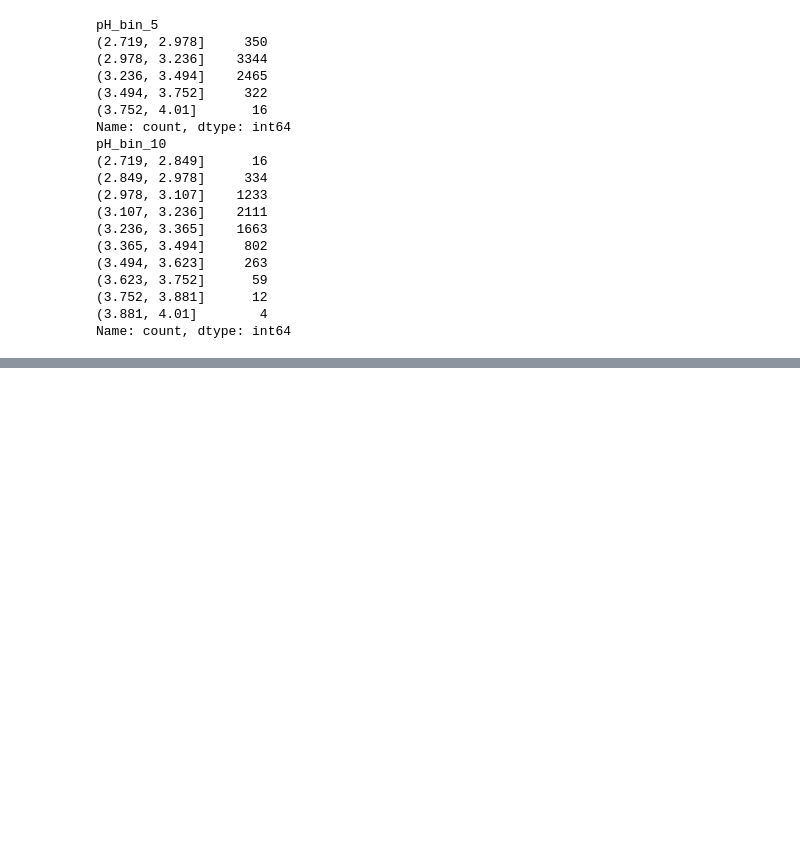
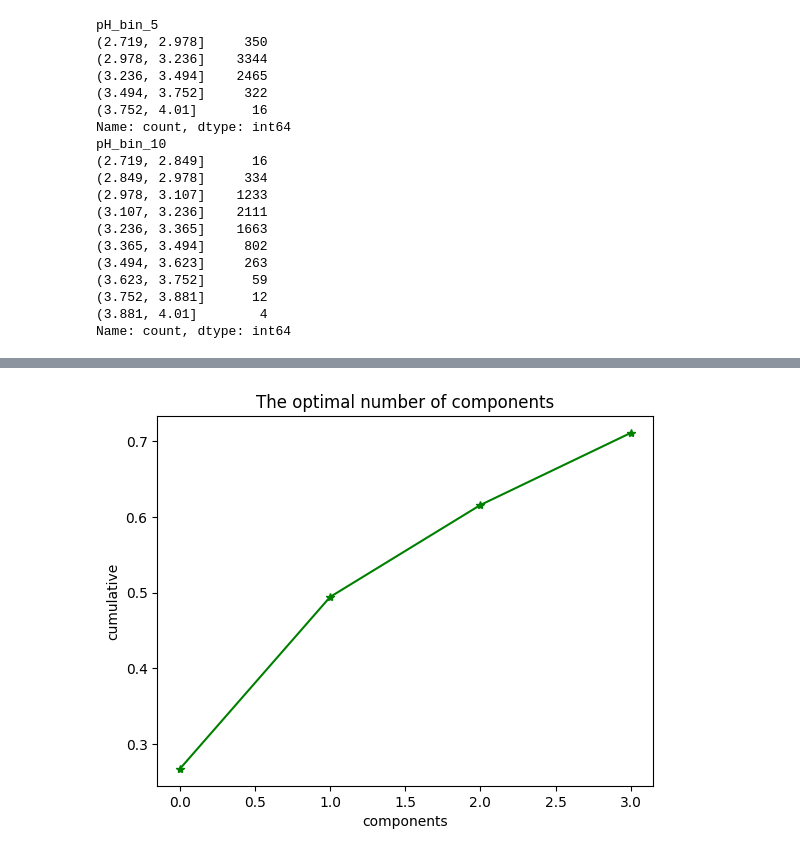
Before and after one commit to Turan10/opg2Bi, a Jupyter notebook: winedata.ipynb, the cells around one changed output, grey strips where cells are left out. Saved outputs shown, nothing was run; the diff lists cells and outputs as text; code cells hidden in the pictures; blank space fills up the shorter version.

```diff
--- a/winedata.ipynb
+++ b/winedata.ipynb
@@ -423,0 +549,9 @@ Name: count, dtype: int64
+# %%
+cumulative = np.cumsum(explained_variance)
+plt.plot(cumulative, 'b*-', c='green')
+plt.xlabel('components')
+plt.ylabel('cumulative')
+plt.title('The optimal number of components')
+plt.show()
+# %% [output]
+[figure, added]
```
Also changed, not shown: parts of 14 cells of this notebook.
